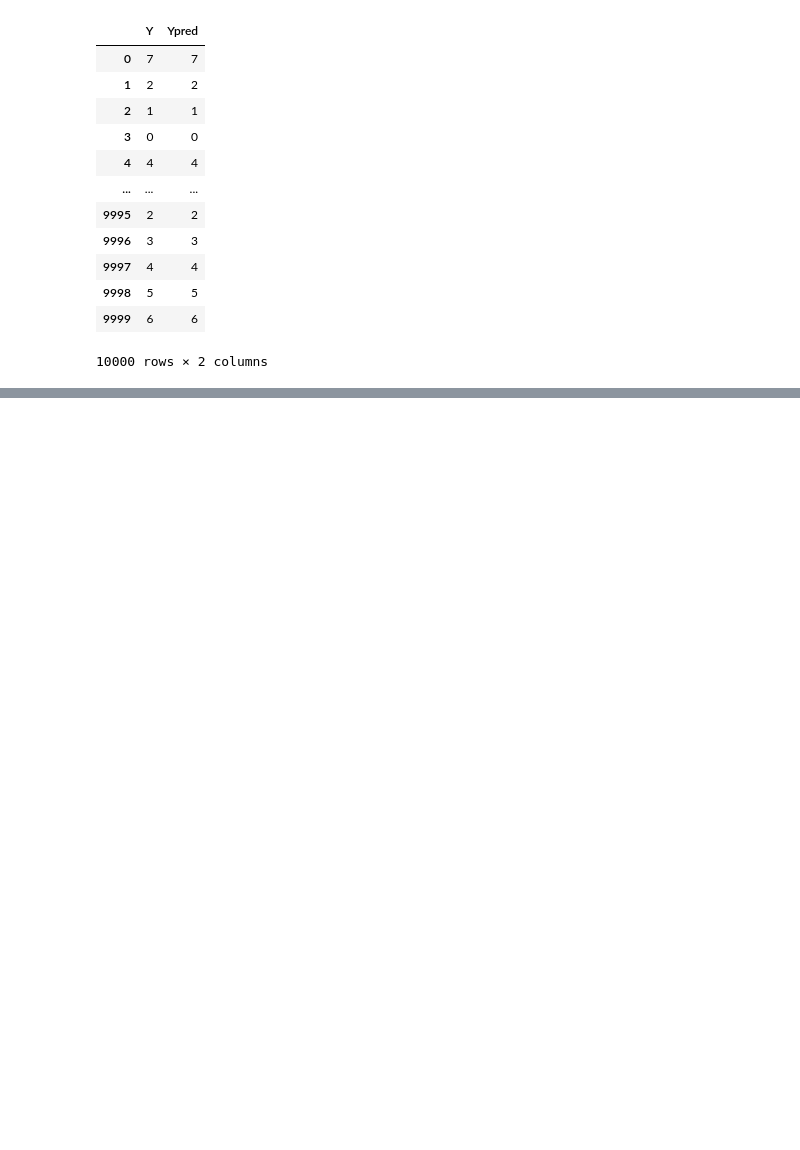
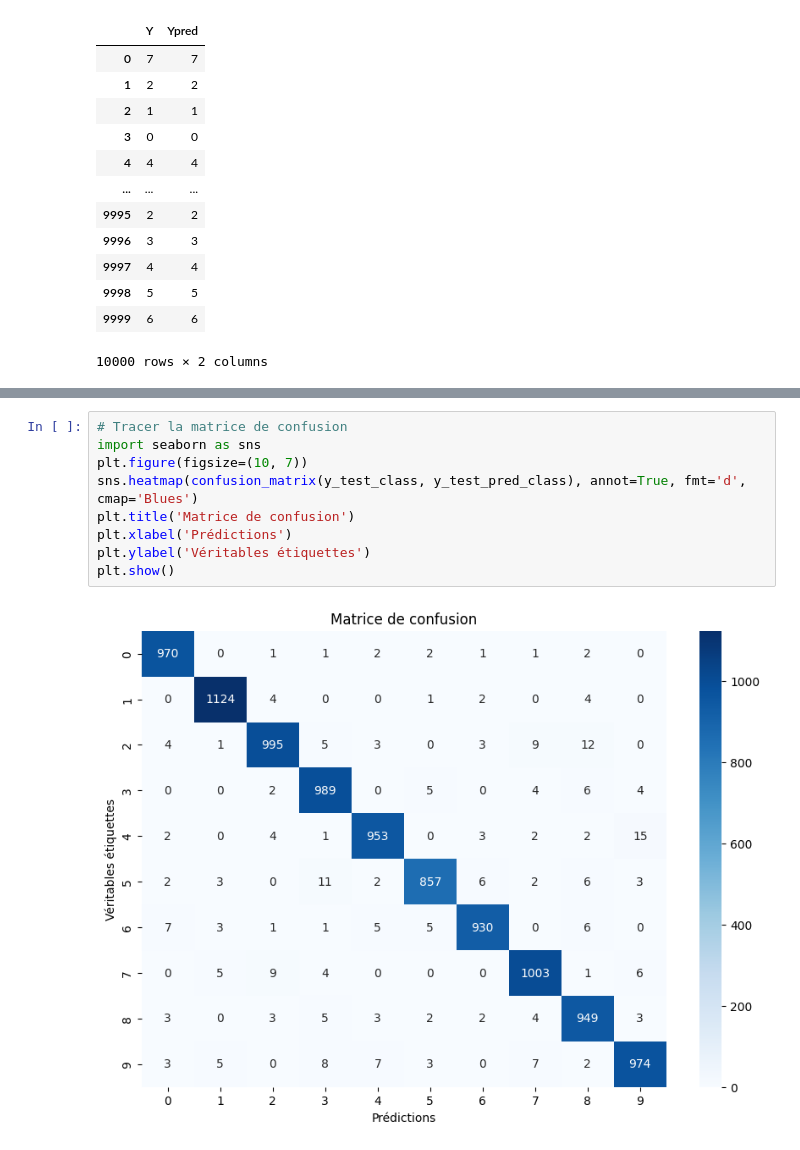
Before and after one commit to Abdkar95/Lab1_Deep_Learning_IRIS_V3, a Jupyter notebook: Lab2_.ipynb, the cells around one changed output, grey strips where cells are left out. Saved outputs shown, nothing was run; the diff lists cells and outputs as text; blank space fills up the shorter version.

```diff
--- a/Lab2_.ipynb
+++ b/Lab2_.ipynb
@@ -250 +241,12 @@ plt.plot(mymodel.history['accuracy'], label='Exactitude d\'entraînement')
+# %%
+# Tracer la matrice de confusion
+import seaborn as sns
+plt.figure(figsize=(10, 7))
+sns.heatmap(confusion_matrix(y_test_class, y_test_pred_class), annot=True, fmt='d', cmap='Blues')
+plt.title('Matrice de confusion')
+plt.xlabel('Prédictions')
+plt.ylabel('Véritables étiquettes')
+plt.show()
+# %% [output]
+[figure, added]
 # %%
```
Also changed, not shown: parts of 15 cells of this notebook.
